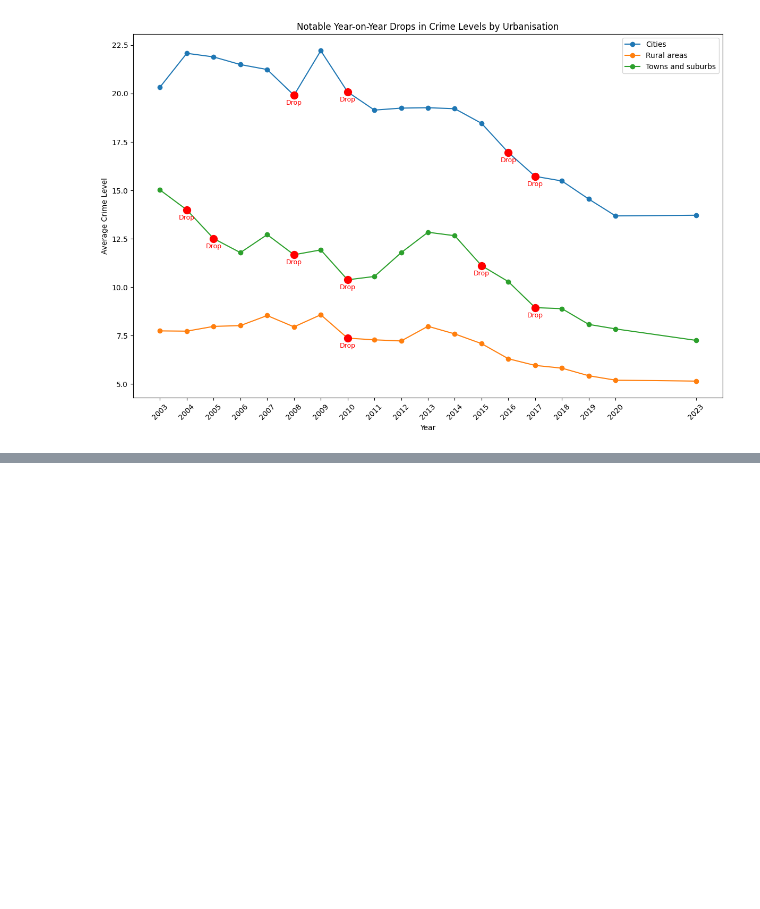
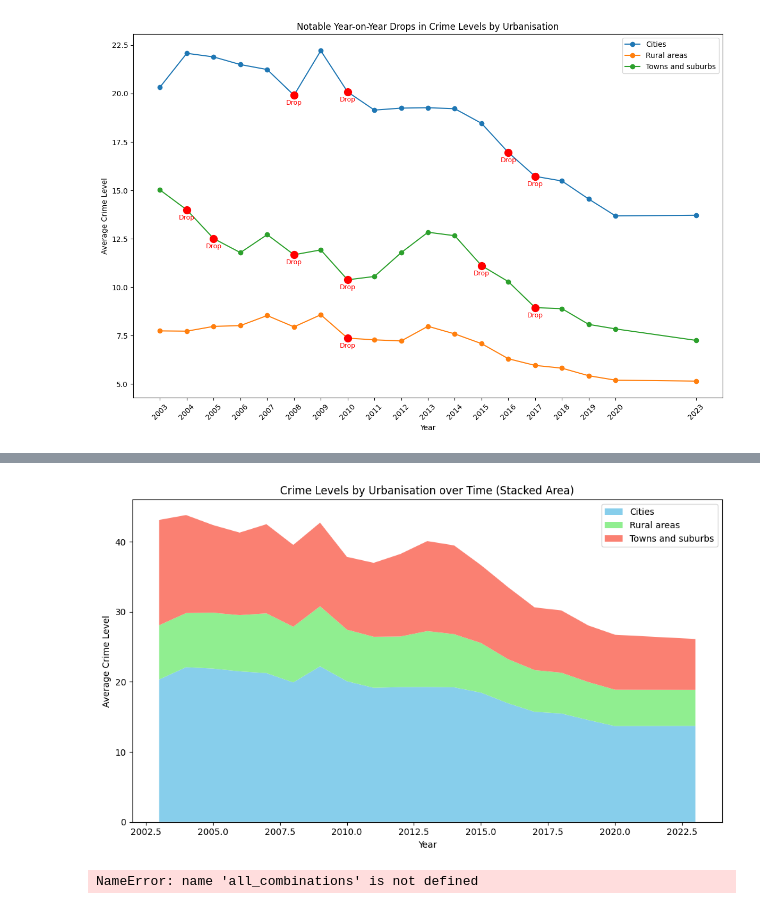
Before and after one commit to maxverwiebe/crimerate-eu-datascienceproject-cau, a Jupyter notebook: testing_eurostat_python/notebooks/test1.ipynb, the cells around one changed output, grey strips where cells are left out. Saved outputs shown, nothing was run; the diff lists cells and outputs as text; code cells hidden in the pictures; blank space fills up the shorter version.

```diff
--- a/testing_eurostat_python/notebooks/test1.ipynb
+++ b/testing_eurostat_python/notebooks/test1.ipynb
@@ -106,0 +112,45 @@ plt.show()
+# %%
+# Convert the index to integer years (if not already)
+years = df_pivot_urban.index.astype(int)
+
+plt.figure(figsize=(10, 6))
+plt.stackplot(years,
+              df_pivot_urban['Cities'].values,
+              df_pivot_urban['Rural areas'].values,
+              df_pivot_urban['Towns and suburbs'].values,
+              labels=df_pivot_urban.columns,
+              colors=['skyblue', 'lightgreen', 'salmon'])
+plt.title("Crime Levels by Urbanisation over Time (Stacked Area)")
+plt.xlabel("Year")
+plt.ylabel("Average Crime Level")
+plt.legend(loc='upper right')
+plt.tight_layout()
+plt.show()
+# %% [output]
+[figure, added]
+# %%
+import itertools
+
+def get_value(combination):
+    freq, unit, deg_urb, incgrp, geo, time_val = combination
+    row = df[(df['freq'] == freq) &
+             (df['unit'] == unit) &
+             (df['deg_urb'] == deg_urb) &
+             (df['incgrp'] == incgrp) &
+             (df['geo'] == geo) &
+             (df['time'] == time_val)]
+    if not row.empty:
+        return row.iloc[0]['value']
+    else:
+        return None
+
+# Create a dictionary mapping each combination to its value in df
+combo_values = {comb: get_value(comb) for comb in all_combinations}
+
+# Print five sample results
+for comb, value in itertools.islice(combo_values.items(), 5):
+    print(f"{comb} --> {value}")
+
+print(f"Processed {len(combo_values)} combinations.")
+# %% [output]
+NameError: name 'all_combinations' is not defined
```
Also changed, not shown: parts of 7 cells of this notebook.
